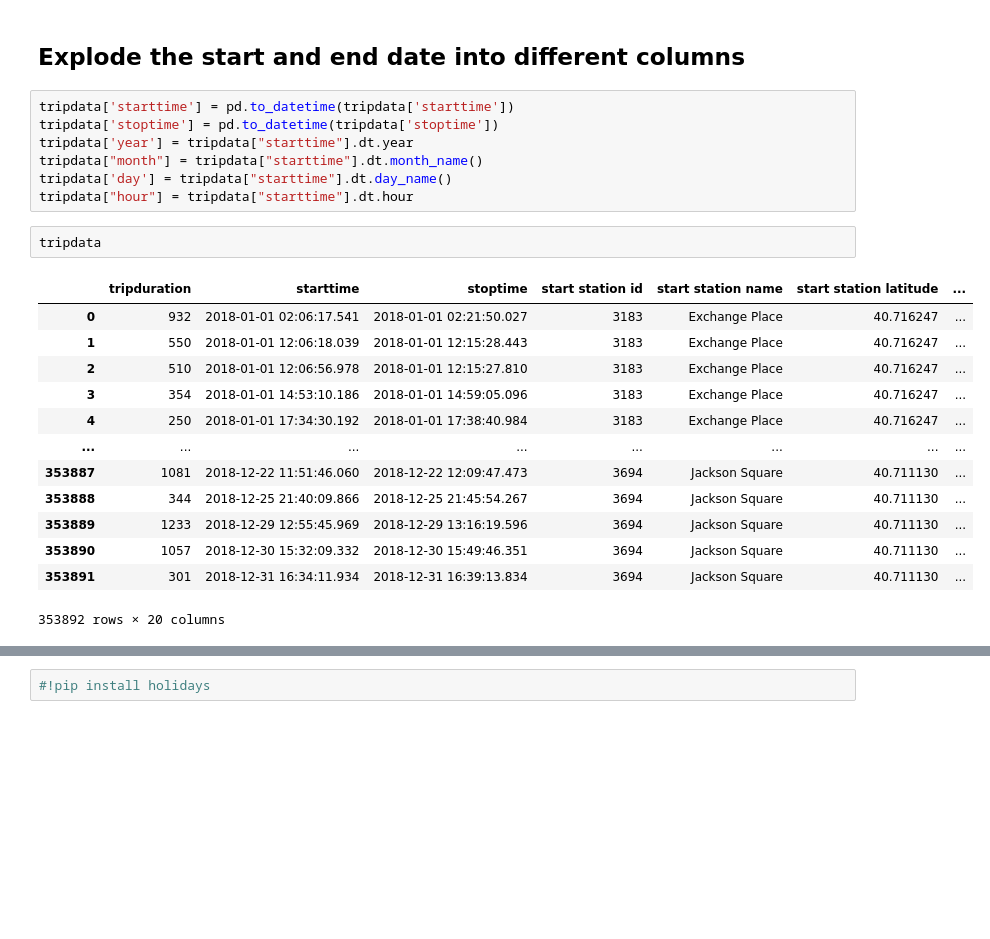
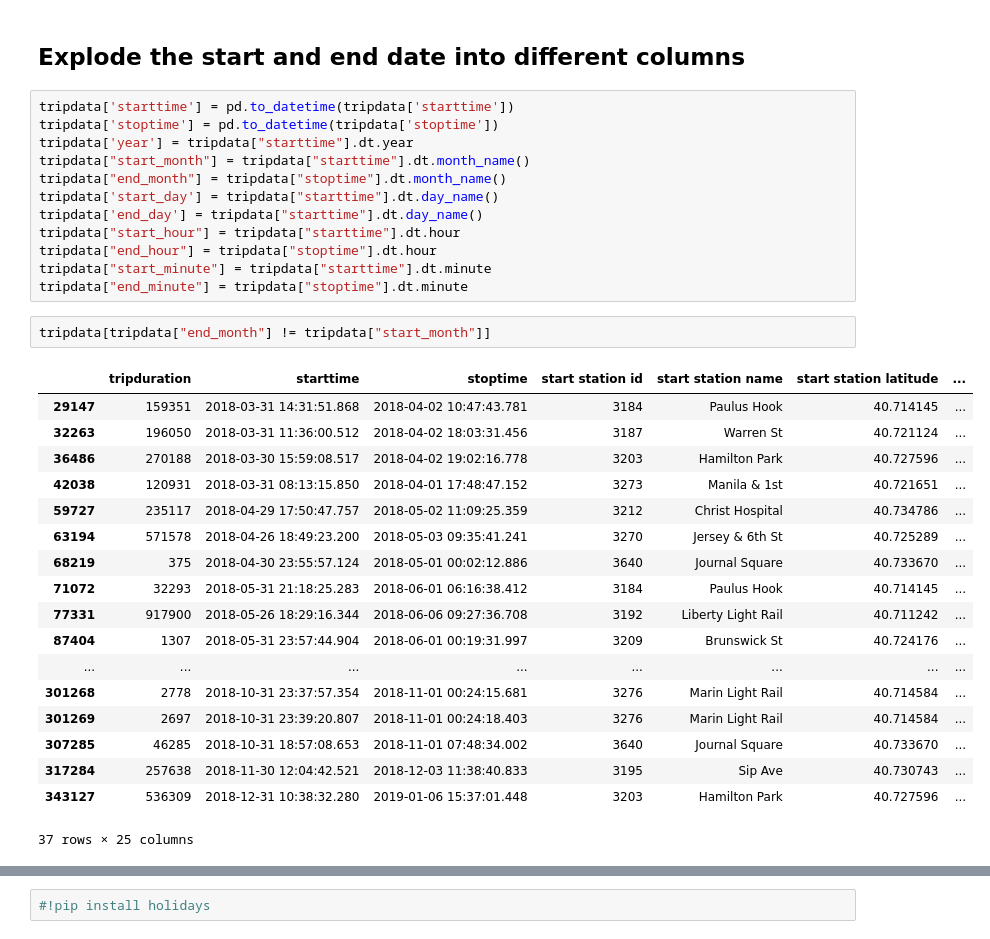
Before and after one commit to Hinakoushar-Tatakoti/Quantifying-the-influence-of-imputing-missing-values-Bike-Sharing-System, a Jupyter notebook: notebooks/bike-sharing-preprocessing.ipynb, the cells around one changed output, grey strips where cells are left out. Drawn from its saved outputs; the diff is of its cells as text; blank space fills up the shorter version.

```diff
--- a/notebooks/bike-sharing-preprocessing.ipynb
+++ b/notebooks/bike-sharing-preprocessing.ipynb
@@ -119,22 +121,32 @@ tripdata.head(5)
 tripdata['starttime'] = pd.to_datetime(tripdata['starttime'])
 tripdata['stoptime'] = pd.to_datetime(tripdata['stoptime'])
 tripdata['year'] = tripdata["starttime"].dt.year
-tripdata["month"] = tripdata["starttime"].dt.month_name()
-tripdata['day'] = tripdata["starttime"].dt.day_name()
-tripdata["hour"] = tripdata["starttime"].dt.hour
+tripdata["start_month"] = tripdata["starttime"].dt.month_name()
+tripdata["end_month"] = tripdata["stoptime"].dt.month_name()
+tripdata['start_day'] = tripdata["starttime"].dt.day_name()
+tripdata['end_day'] = tripdata["starttime"].dt.day_name()
+tripdata["start_hour"] = tripdata["starttime"].dt.hour
+tripdata["end_hour"] = tripdata["stoptime"].dt.hour
+tripdata["start_minute"] = tripdata["starttime"].dt.minute
+tripdata["end_minute"] = tripdata["stoptime"].dt.minute
-# %%
-tripdata
-# %% [output]
-|  | tripduration | starttime | stoptime | start station id | start station name | start station latitude | ... |
-| 0 | 932 | 2018-01-01 02:06:17.541 | 2018-01-01 02:21:50.027 | 3183 | Exchange Place | 40.716247 | ... |
-| 1 | 550 | 2018-01-01 12:06:18.039 | 2018-01-01 12:15:28.443 | 3183 | Exchange Place | 40.716247 | ... |
-| 2 | 510 | 2018-01-01 12:06:56.978 | 2018-01-01 12:15:27.810 | 3183 | Exchange Place | 40.716247 | ... |
-| 3 | 354 | 2018-01-01 14:53:10.186 | 2018-01-01 14:59:05.096 | 3183 | Exchange Place | 40.716247 | ... |
-| 4 | 250 | 2018-01-01 17:34:30.192 | 2018-01-01 17:38:40.984 | 3183 | Exchange Place | 40.716247 | ... |
-| ... | ... | ... | ... | ... | ... | ... | ... |
-| 353887 | 1081 | 2018-12-22 11:51:46.060 | 2018-12-22 12:09:47.473 | 3694 | Jackson Square | 40.711130 | ... |
-| 353888 | 344 | 2018-12-25 21:40:09.866 | 2018-12-25 21:45:54.267 | 3694 | Jackson Square | 40.711130 | ... |
-| 353889 | 1233 | 2018-12-29 12:55:45.969 | 2018-12-29 13:16:19.596 | 3694 | Jackson Square | 40.711130 | ... |
-| 353890 | 1057 | 2018-12-30 15:32:09.332 | 2018-12-30 15:49:46.351 | 3694 | Jackson Square | 40.711130 | ... |
-| 353891 | 301 | 2018-12-31 16:34:11.934 | 2018-12-31 16:39:13.834 | 3694 | Jackson Square | 40.711130 | ... |
-353892 rows × 20 columns
+# %%
+tripdata[tripdata["end_month"] != tripdata["start_month"]]
+# %% [output]
+|  | tripduration | starttime | stoptime | start station id | start station name | start station latitude | ... |
+| 29147 | 159351 | 2018-03-31 14:31:51.868 | 2018-04-02 10:47:43.781 | 3184 | Paulus Hook | 40.714145 | ... |
+| 32263 | 196050 | 2018-03-31 11:36:00.512 | 2018-04-02 18:03:31.456 | 3187 | Warren St | 40.721124 | ... |
+| 36486 | 270188 | 2018-03-30 15:59:08.517 | 2018-04-02 19:02:16.778 | 3203 | Hamilton Park | 40.727596 | ... |
+| 42038 | 120931 | 2018-03-31 08:13:15.850 | 2018-04-01 17:48:47.152 | 3273 | Manila & 1st | 40.721651 | ... |
+| 59727 | 235117 | 2018-04-29 17:50:47.757 | 2018-05-02 11:09:25.359 | 3212 | Christ Hospital | 40.734786 | ... |
+| 63194 | 571578 | 2018-04-26 18:49:23.200 | 2018-05-03 09:35:41.241 | 3270 | Jersey & 6th St | 40.725289 | ... |
+| 68219 | 375 | 2018-04-30 23:55:57.124 | 2018-05-01 00:02:12.886 | 3640 | Journal Square | 40.733670 | ... |
+| 71072 | 32293 | 2018-05-31 21:18:25.283 | 2018-06-01 06:16:38.412 | 3184 | Paulus Hook | 40.714145 | ... |
+| 77331 | 917900 | 2018-05-26 18:29:16.344 | 2018-06-06 09:27:36.708 | 3192 | Liberty Light Rail | 40.711242 | ... |
+| 87404 | 1307 | 2018-05-31 23:57:44.904 | 2018-06-01 00:19:31.997 | 3209 | Brunswick St | 40.724176 | ... |
+| ... | ... | ... | ... | ... | ... | ... | ... |
+| 301268 | 2778 | 2018-10-31 23:37:57.354 | 2018-11-01 00:24:15.681 | 3276 | Marin Light Rail | 40.714584 | ... |
+| 301269 | 2697 | 2018-10-31 23:39:20.807 | 2018-11-01 00:24:18.403 | 3276 | Marin Light Rail | 40.714584 | ... |
+| 307285 | 46285 | 2018-10-31 18:57:08.653 | 2018-11-01 07:48:34.002 | 3640 | Journal Square | 40.733670 | ... |
+| 317284 | 257638 | 2018-11-30 12:04:42.521 | 2018-12-03 11:38:40.833 | 3195 | Sip Ave | 40.730743 | ... |
+| 343127 | 536309 | 2018-12-31 10:38:32.280 | 2019-01-06 15:37:01.448 | 3203 | Hamilton Park | 40.727596 | ... |
+37 rows × 25 columns
```
Also changed, not shown: parts of 22 cells of this notebook, 2 other files.
